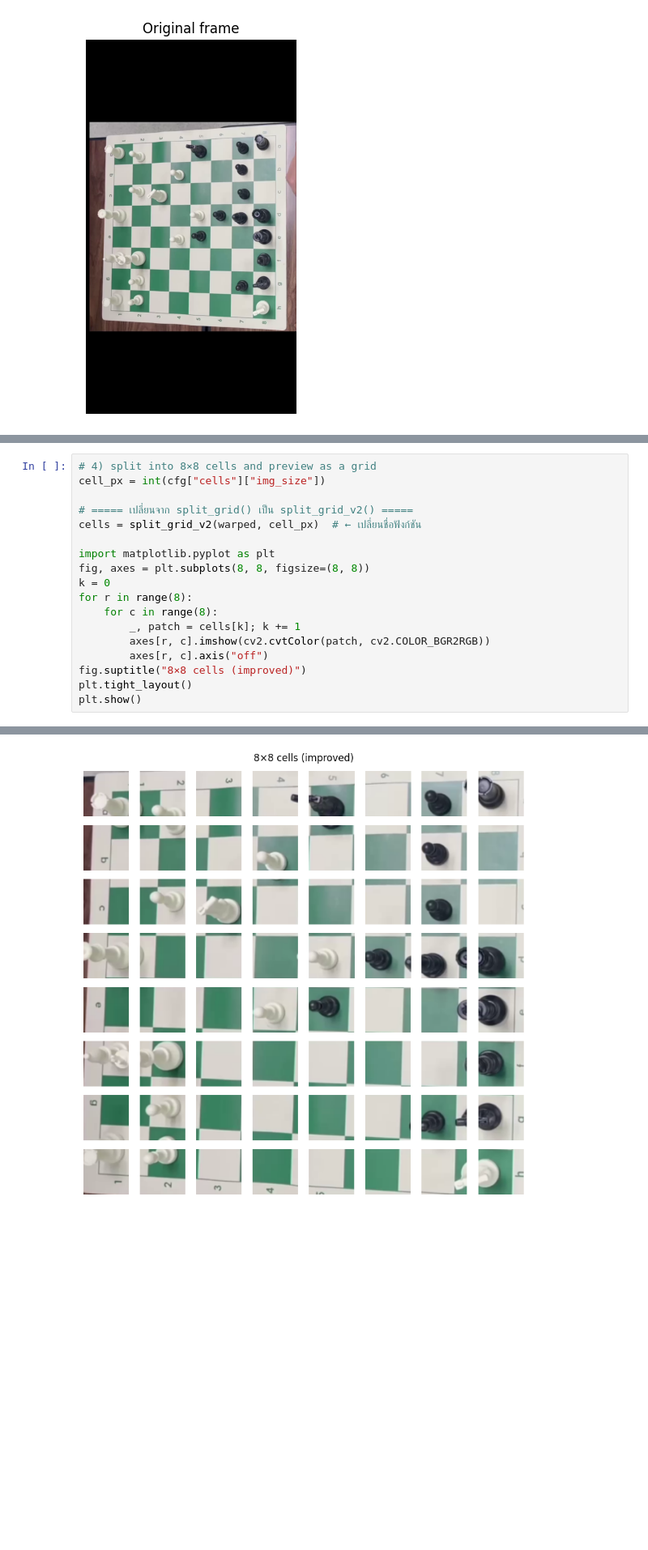
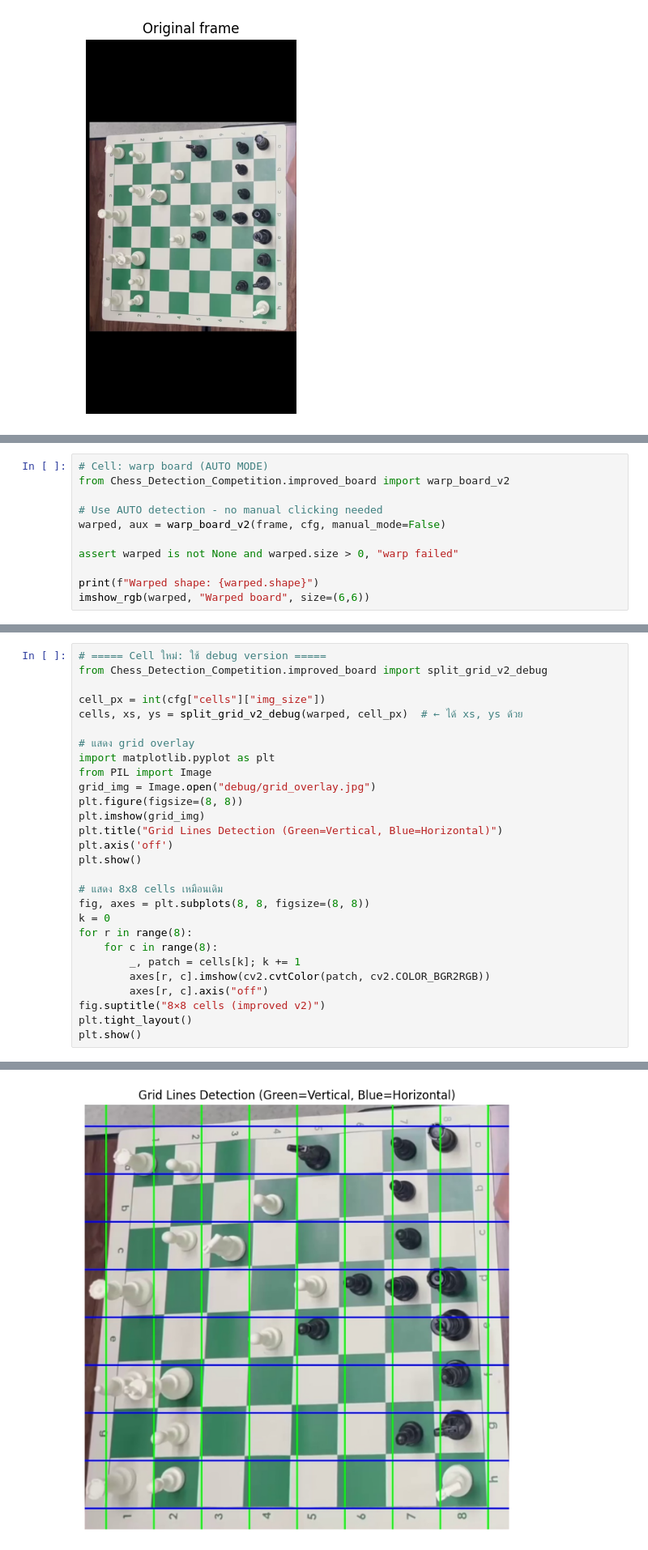
Before and after one commit to JaidogDev/Hybrid-MobileNet-CNN-Based-Chessboard-State-Tracking-Pipeline, a Jupyter notebook: notebooks/01_board_detect.ipynb, the cells around one changed output, grey strips where cells are left out. Shown at 81% size. Cells and saved outputs as stored; diff of their text form; blank space fills up the shorter version.

Commit message:
update grid is ok, everything is looking good

```diff
--- a/notebooks/01_board_detect.ipynb
+++ b/notebooks/01_board_detect.ipynb
@@ -76,0 +48,11 @@ Homography matrix:
+# %%
+# Cell: warp board (AUTO MODE)
+from Chess_Detection_Competition.improved_board import warp_board_v2
+
+# Use AUTO detection - no manual clicking needed
+warped, aux = warp_board_v2(frame, cfg, manual_mode=False)
+
+assert warped is not None and warped.size > 0, "warp failed"
+
+print(f"Warped shape: {warped.shape}")
+imshow_rgb(warped, "Warped board", size=(6,6))
@@ -77,11 +63,21 @@ Homography matrix:
 # %%
-# 4) split into 8×8 cells and preview as a grid
+# ===== Cell ใหม่: ใช้ debug version =====
+from Chess_Detection_Competition.improved_board import split_grid_v2_debug
+
 cell_px = int(cfg["cells"]["img_size"])
+cells, xs, ys = split_grid_v2_debug(warped, cell_px)  # ← ได้ xs, ys ด้วย
 
-# ===== เปลี่ยนจาก split_grid() เป็น split_grid_v2() =====
-cells = split_grid_v2(warped, cell_px)  # ← เปลี่ยนชื่อฟังก์ชัน
+# แสดง grid overlay
+import matplotlib.pyplot as plt
+from PIL import Image
+grid_img = Image.open("debug/grid_overlay.jpg")
+plt.figure(figsize=(8, 8))
+plt.imshow(grid_img)
+plt.title("Grid Lines Detection (Green=Vertical, Blue=Horizontal)")
+plt.axis('off')
+plt.show()
 
-import matplotlib.pyplot as plt
+# แสดง 8x8 cells เหมือนเดิม
 fig, axes = plt.subplots(8, 8, figsize=(8, 8))
 k = 0
 for r in range(8):
@@ -89,7 +85,7 @@ for r in range(8):
         _, patch = cells[k]; k += 1
         axes[r, c].imshow(cv2.cvtColor(patch, cv2.COLOR_BGR2RGB))
         axes[r, c].axis("off")
-fig.suptitle("8×8 cells (improved)")
+fig.suptitle("8×8 cells (improved v2)")
 plt.tight_layout()
 plt.show()
 # %% [output]
@@ -98 +92 @@ plt.show()
-[figure, old version]
+[figure, new version]
```
Also changed, not shown: parts of 3 cells of this notebook, 36 other files.
